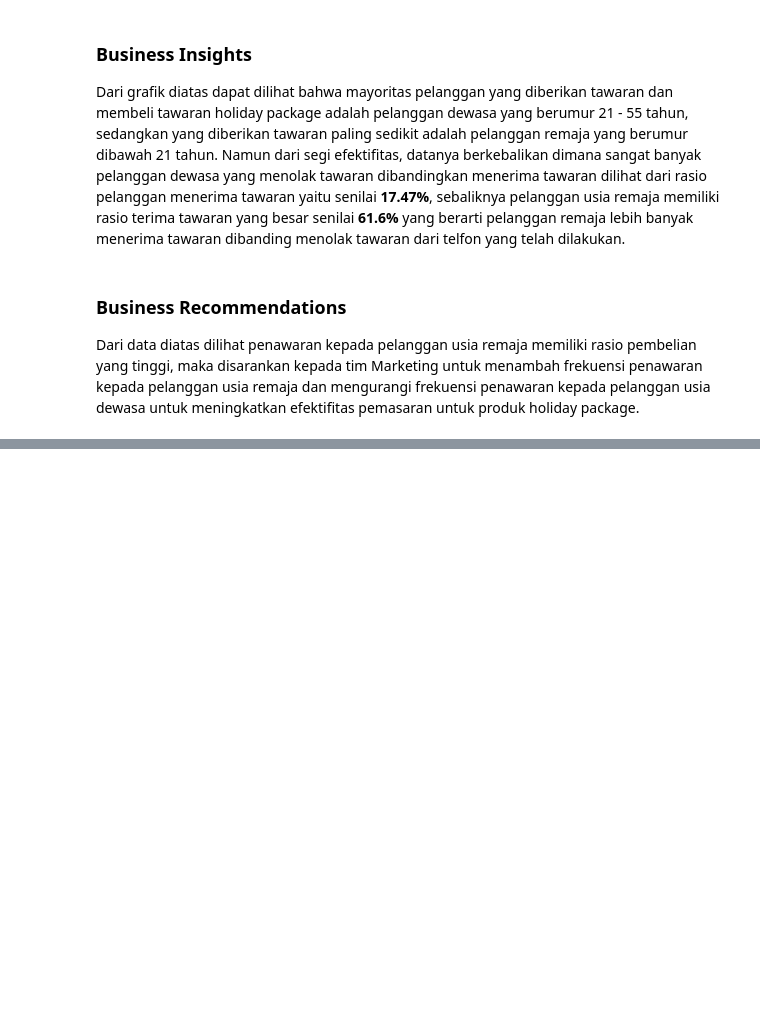
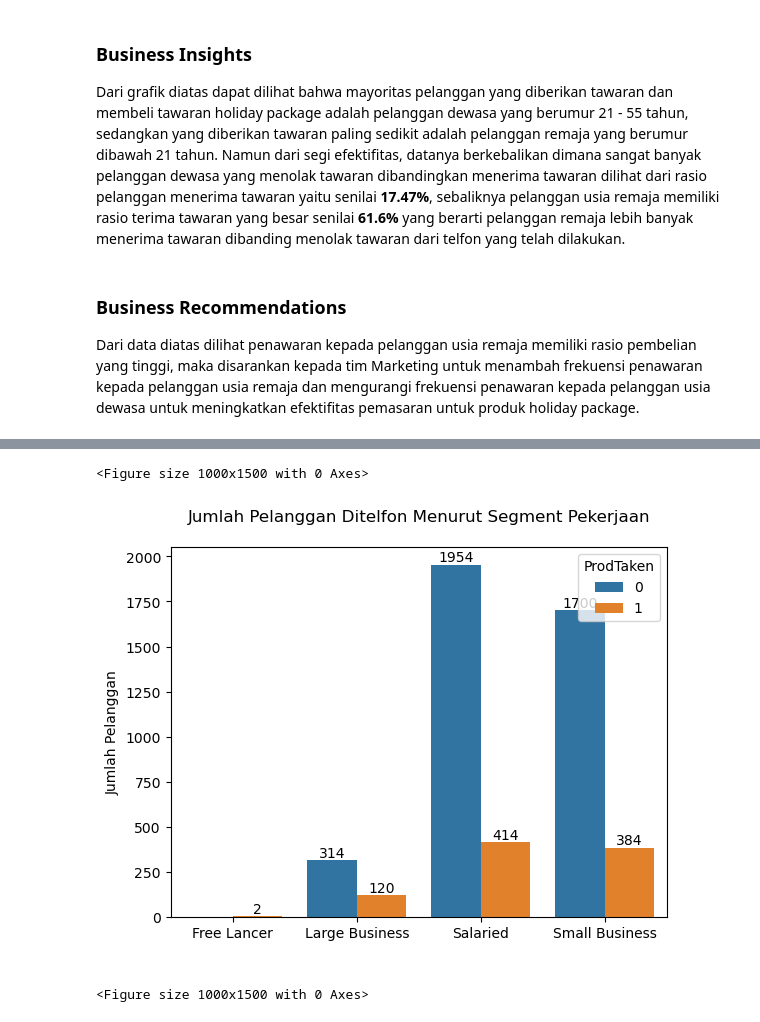
Before and after one commit to damaraira/ByteBenders, a Jupyter notebook: Insights_Alvin.ipynb, the cells around one changed output, grey strips where cells are left out. Drawn from its saved outputs; the diff is of its cells as text; code cells hidden in the pictures; blank space fills up the shorter version.

```diff
--- a/Insights_Alvin.ipynb
+++ b/Insights_Alvin.ipynb
@@ -126,0 +159,13 @@ Dari data diatas dilihat penawaran kepada pelanggan usia remaja memiliki rasio p
+# %%
+ax3 = sns.barplot(y='Pelanggan Ditelfon', x='Occupation', data=gbm2, hue='ProdTaken', errwidth=0)
+
+ax3.set(xlabel=' ', ylabel='Jumlah Pelanggan', title='Jumlah Pelanggan Ditelfon Menurut Segment Pekerjaan\n')
+
+for container in ax3.containers:
+    ax3.bar_label(container)
+
+plt.figure(figsize=(10,15))
+# %% [output]
+<Figure size 1000x1500 with 0 Axes>
+[figure, added]
+<Figure size 1000x1500 with 0 Axes>
```
Also changed, not shown: parts of 8 cells of this notebook.
